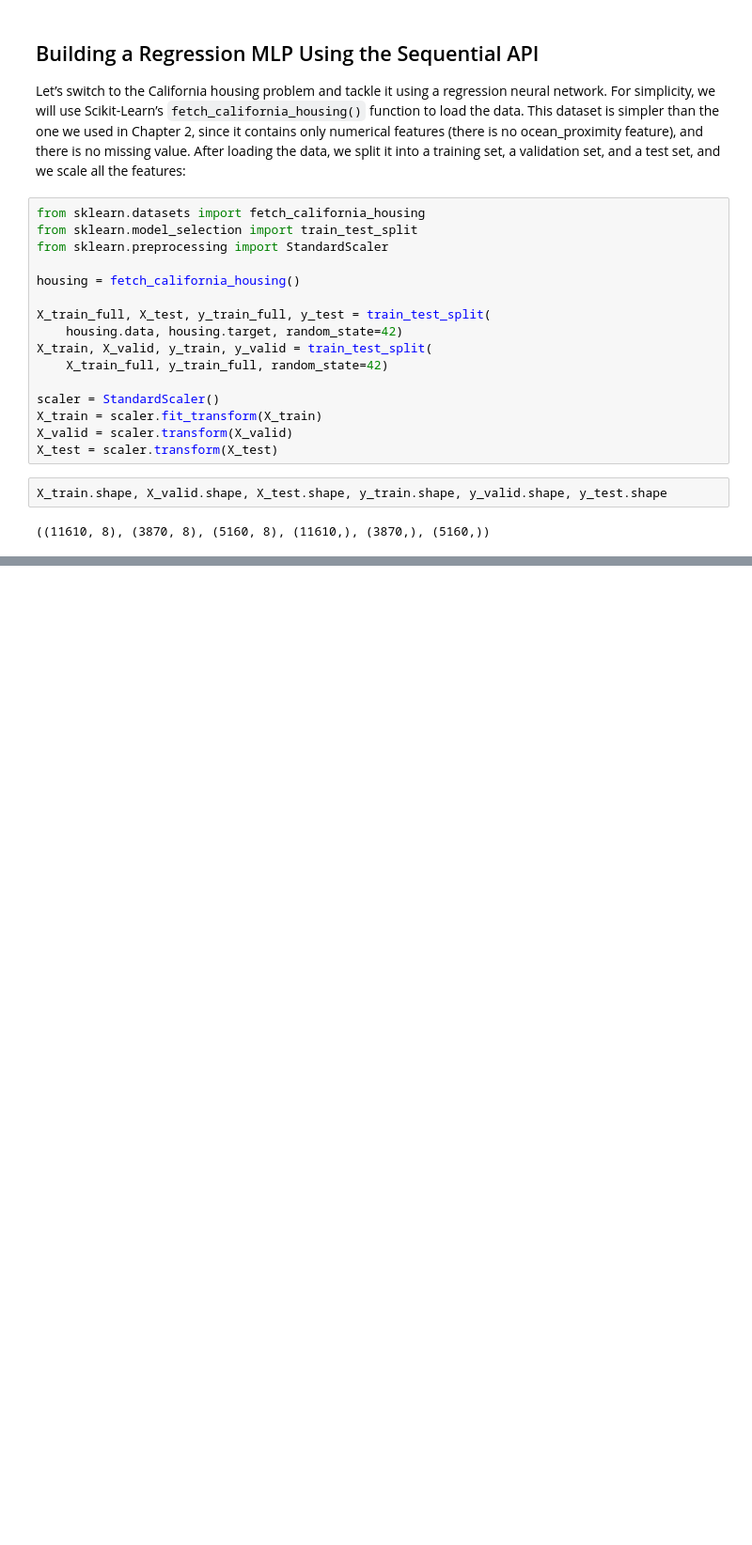
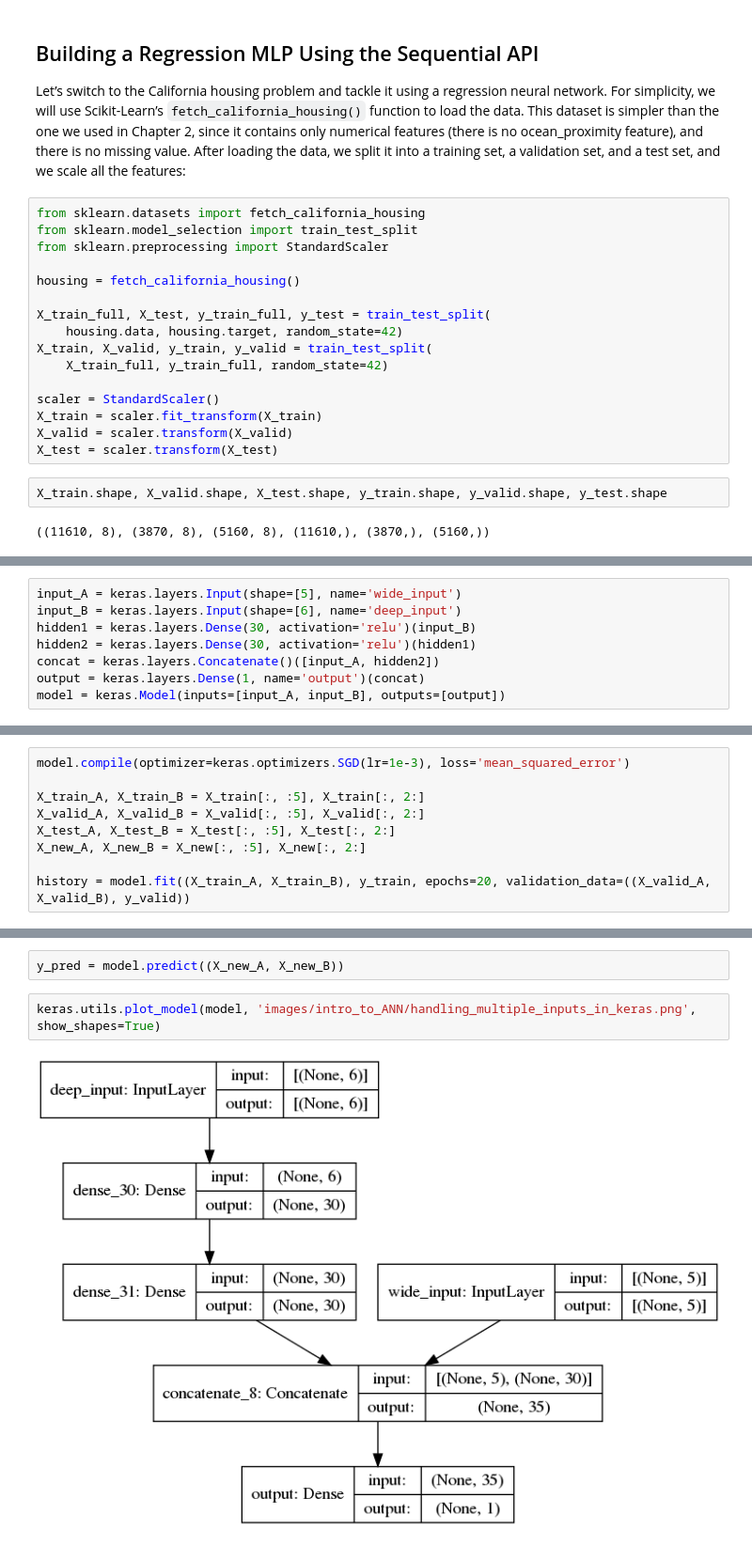
Before and after one commit to SachinGarg10/hands_on_ml_book_projects, a Jupyter notebook: ch10_Intro_to_ANN.ipynb, the cells around one changed output, grey strips where cells are left out. Shown: that part at 94% size. Drawn from its saved outputs; the diff is of its cells as text; blank space fills up the shorter version.

```diff
--- a/ch10_Intro_to_ANN.ipynb
+++ b/ch10_Intro_to_ANN.ipynb
@@ -696,0 +855,8 @@ X_train.shape, X_valid.shape, X_test.shape, y_train.shape, y_valid.shape, y_test
+# %%
+input_A = keras.layers.Input(shape=[5], name='wide_input')
+input_B = keras.layers.Input(shape=[6], name='deep_input')
+hidden1 = keras.layers.Dense(30, activation='relu')(input_B)
+hidden2 = keras.layers.Dense(30, activation='relu')(hidden1)
+concat = keras.layers.Concatenate()([input_A, hidden2])
+output = keras.layers.Dense(1, name='output')(concat)
+model = keras.Model(inputs=[input_A, input_B], outputs=[output])
@@ -696,0 +887,9 @@ X_train.shape, X_valid.shape, X_test.shape, y_train.shape, y_valid.shape, y_test
+# %%
+model.compile(optimizer=keras.optimizers.SGD(lr=1e-3), loss='mean_squared_error')
+
+X_train_A, X_train_B = X_train[:, :5], X_train[:, 2:]
+X_valid_A, X_valid_B = X_valid[:, :5], X_valid[:, 2:]
+X_test_A, X_test_B = X_test[:, :5], X_test[:, 2:]
+X_new_A, X_new_B = X_new[:, :5], X_new[:, 2:]
+
+history = model.fit((X_train_A, X_train_B), y_train, epochs=20, validation_data=((X_valid_A, X_valid_B), y_valid))
@@ -696,0 +918,6 @@ X_train.shape, X_valid.shape, X_test.shape, y_train.shape, y_valid.shape, y_test
+# %%
+y_pred = model.predict((X_new_A, X_new_B))
+# %%
+keras.utils.plot_model(model, 'images/intro_to_ANN/handling_multiple_inputs_in_keras.png', show_shapes=True)
+# %% [output]
+[figure, added]
```
Also changed, not shown: parts of 46 cells of this notebook.
